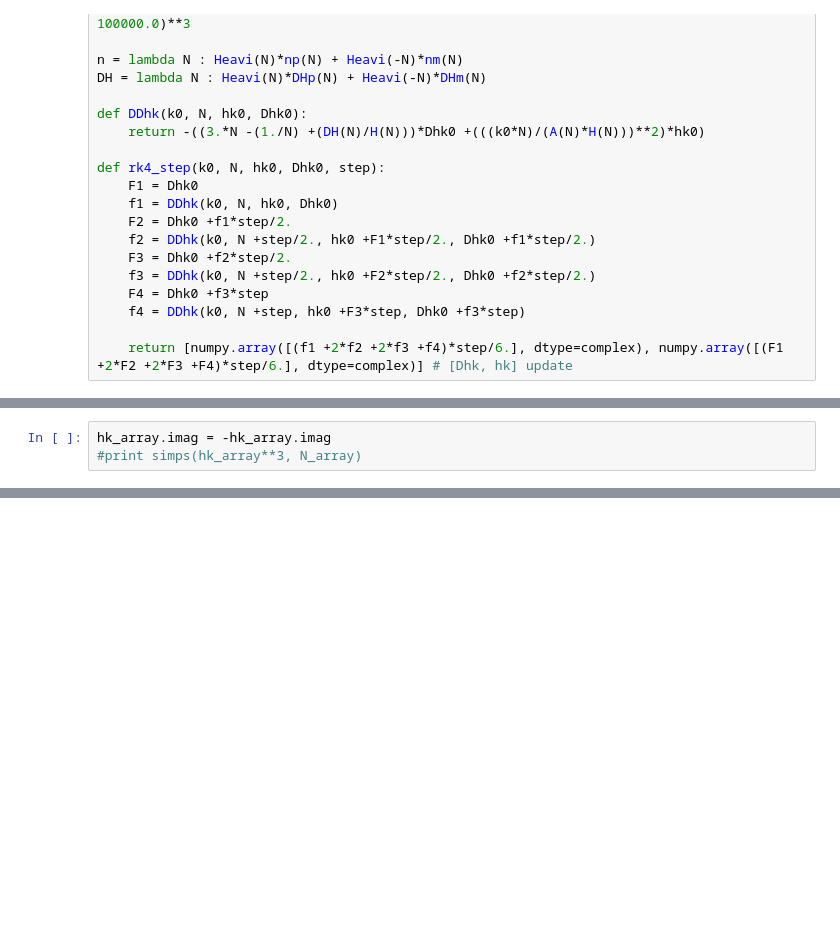
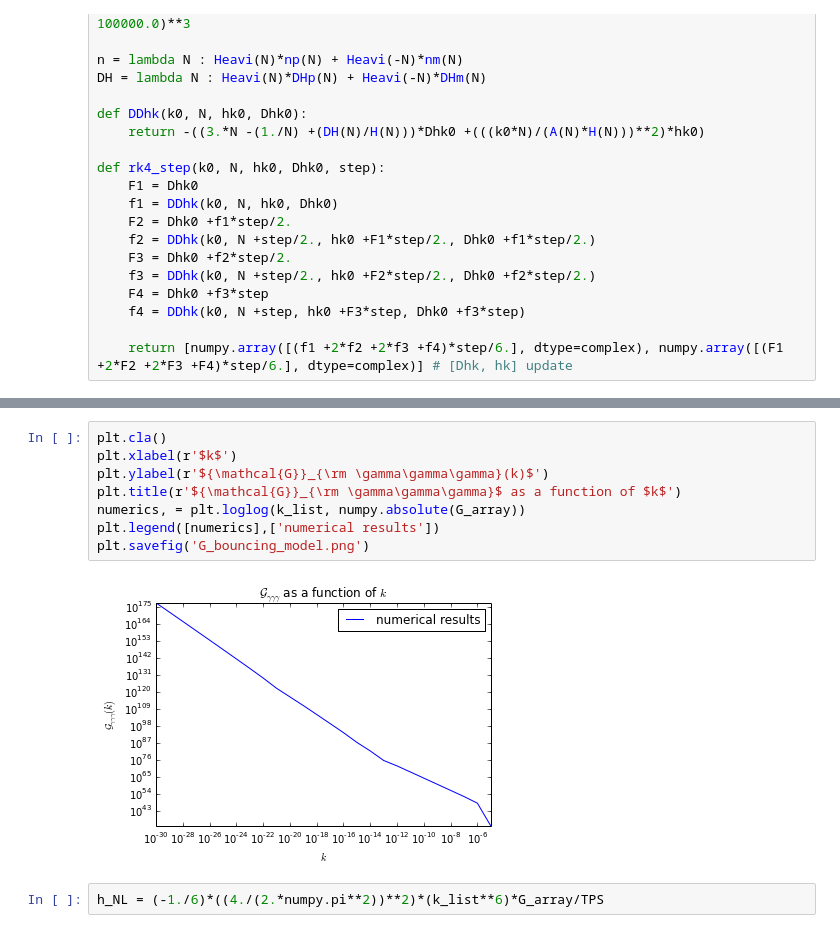
Before and after one commit to rahulporuri/project_work, a Jupyter notebook: matter_bounce/test_integration.ipynb, the cells around one changed output, grey strips where cells are left out. Drawn from its saved outputs; the diff is of its cells as text; blank space fills up the shorter version.

```diff
--- a/matter_bounce/test_integration.ipynb
+++ b/matter_bounce/test_integration.ipynb
@@ -268,3 +120,0 @@ array([  3.64020005e+65+0.j])
-# %%
-hk_array.imag = -hk_array.imag
-#print simps(hk_array**3, N_array)
@@ -327,0 +160,12 @@ plt.savefig('power_spectrum_bouncing_model.png')
+# %%
+plt.cla()
+plt.xlabel(r'$k$')
+plt.ylabel(r'${\mathcal{G}}_{\rm \gamma\gamma\gamma}(k)$')
+plt.title(r'${\mathcal{G}}_{\rm \gamma\gamma\gamma}$ as a function of $k$')
+numerics, = plt.loglog(k_list, numpy.absolute(G_array))
+plt.legend([numerics],['numerical results'])
+plt.savefig('G_bouncing_model.png')
+# %% [output]
+[figure, added]
+# %%
+h_NL = (-1./6)*((4./(2.*numpy.pi**2))**2)*(k_list**6)*G_array/TPS
```
Also changed, not shown: parts of 29 cells of this notebook, 3 other files.
